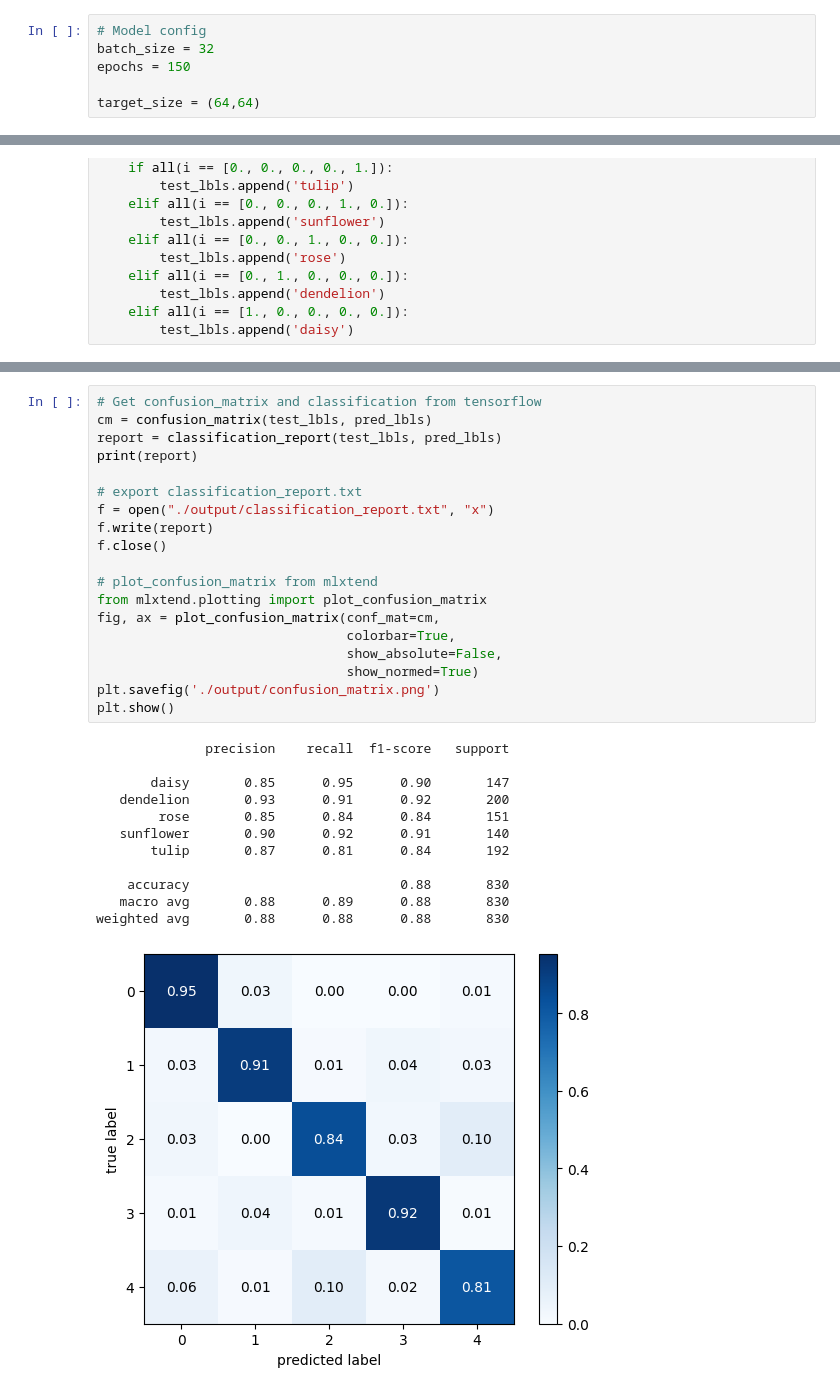
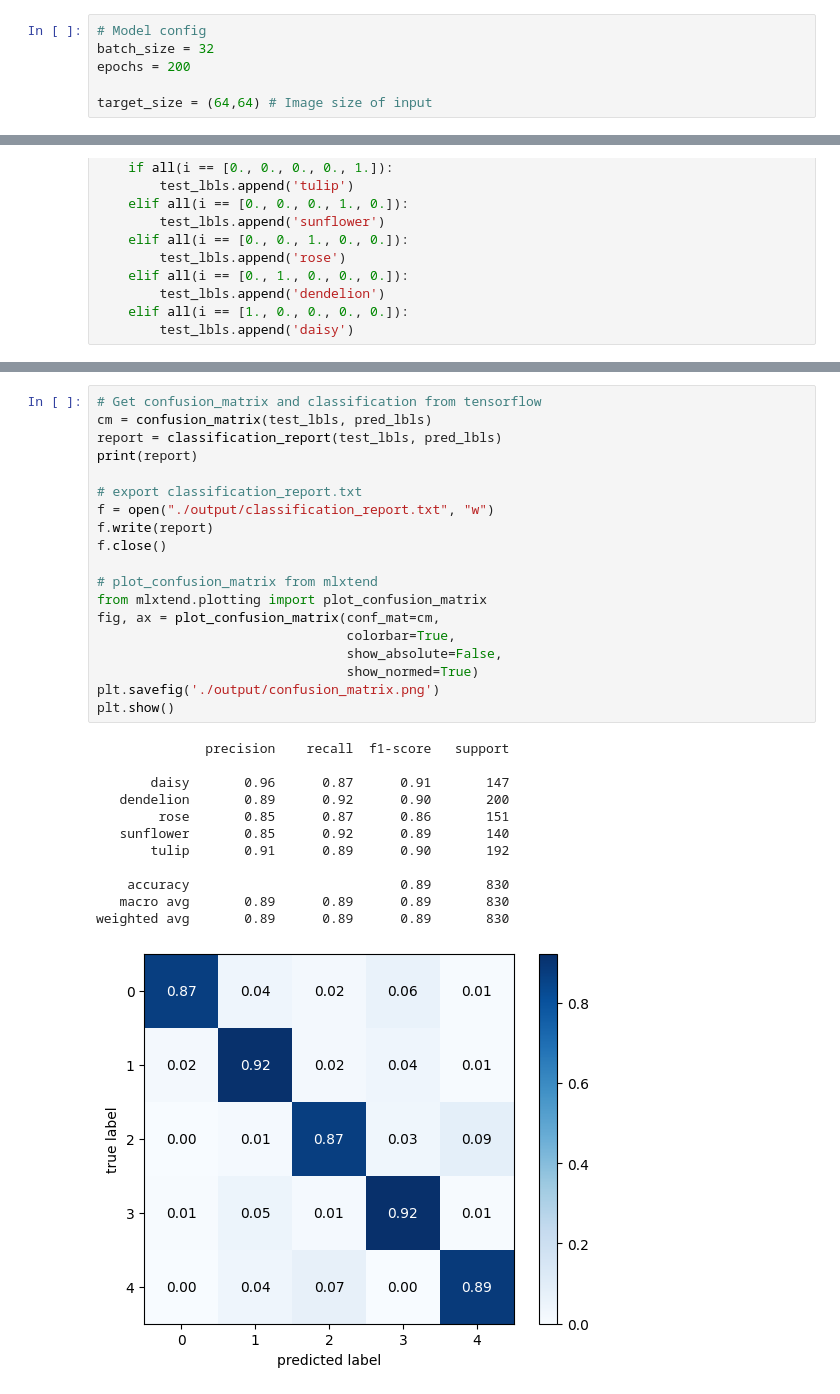
Before and after one commit to sc0210/AWINLAB_hw, a Jupyter notebook: Deep_learning/main.ipynb, the cells around one changed output, grey strips where cells are left out. Cells and saved outputs as stored; diff of their text form.

```diff
--- a/Deep_learning/main.ipynb
+++ b/Deep_learning/main.ipynb
@@ -53,9 +64,9 @@ tulip
 # %%
 # Model config
 batch_size = 32
-epochs = 150
+epochs = 200
 
-target_size = (64,64)
+target_size = (64,64) # Image size of input
 # %%
 splitfolders.ratio('./datasets/', './split_datasets/', seed=1337, ratio=(0.7,0.2,0.1))
 # %% [markdown]
@@ -330,32 +337,32 @@ prediciton result: (incorrect) 0
 # %%
 # Get confusion_matrix and classification from tensorflow
 cm = confusion_matrix(test_lbls, pred_lbls)
 report = classification_report(test_lbls, pred_lbls)
 print(report)
 
 # export classification_report.txt
-f = open("./output/classification_report.txt", "x")
+f = open("./output/classification_report.txt", "w")
 f.write(report)
 f.close()
 
 # plot_confusion_matrix from mlxtend
 from mlxtend.plotting import plot_confusion_matrix
 fig, ax = plot_confusion_matrix(conf_mat=cm,
                                 colorbar=True,
                                 show_absolute=False,
                                 show_normed=True)
 plt.savefig('./output/confusion_matrix.png')
 plt.show()
 # %% [output]
               precision    recall  f1-score   support
 
-       daisy       0.85      0.95      0.90       147
-   dendelion       0.93      0.91      0.92       200
-        rose       0.85      0.84      0.84       151
-   sunflower       0.90      0.92      0.91       140
-       tulip       0.87      0.81      0.84       192
+       daisy       0.96      0.87      0.91       147
+   dendelion       0.89      0.92      0.90       200
+        rose       0.85      0.87      0.86       151
+   sunflower       0.85      0.92      0.89       140
+       tulip       0.91      0.89      0.90       192
 
-    accuracy                           0.88       830
-   macro avg       0.88      0.89      0.88       830
-weighted avg       0.88      0.88      0.88       830
+    accuracy                           0.89       830
+   macro avg       0.89      0.89      0.89       830
+weighted avg       0.89      0.89      0.89       830
-[figure, old version]
+[figure, new version]
```
Also changed, not shown: parts of 20 cells of this notebook, 6 other files.
